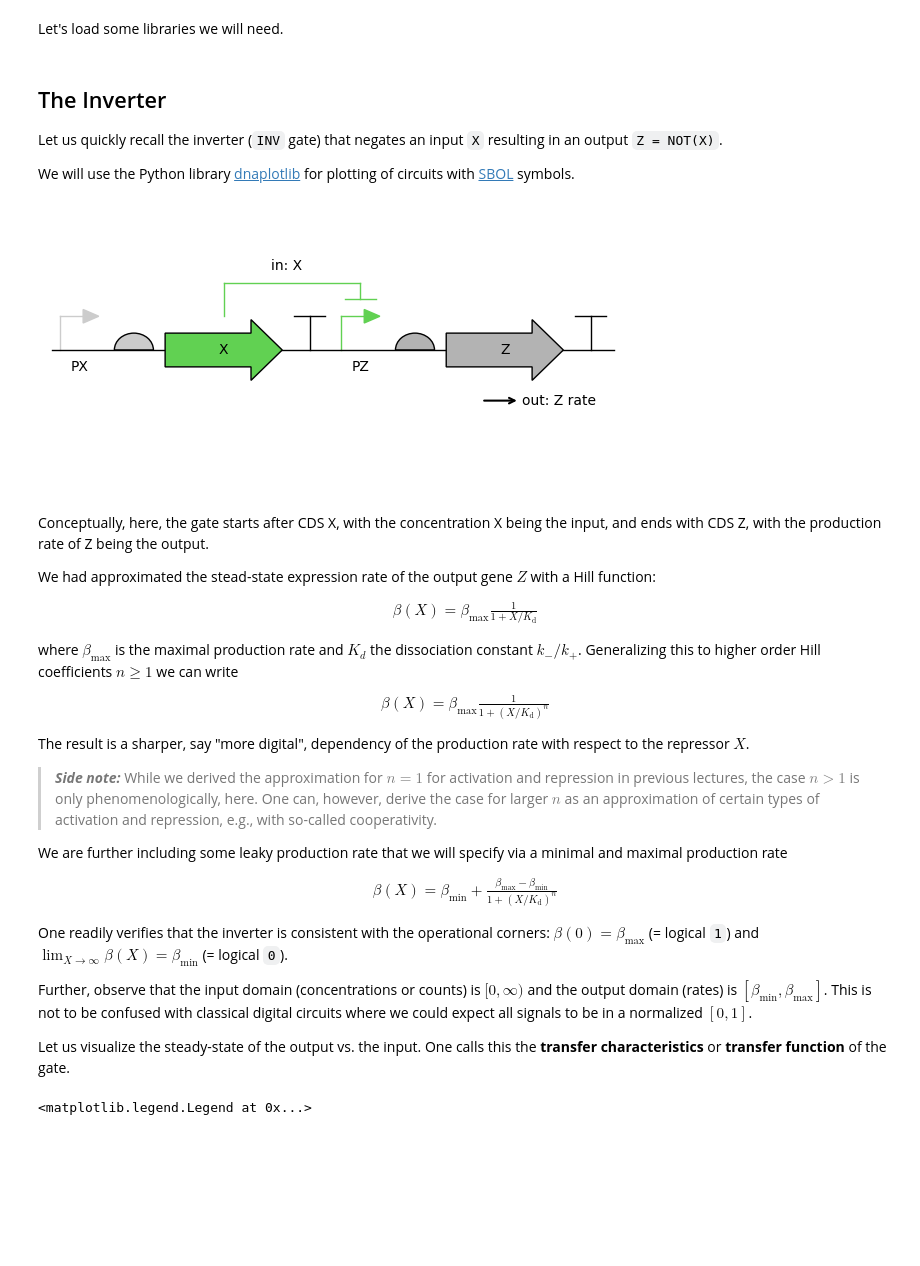
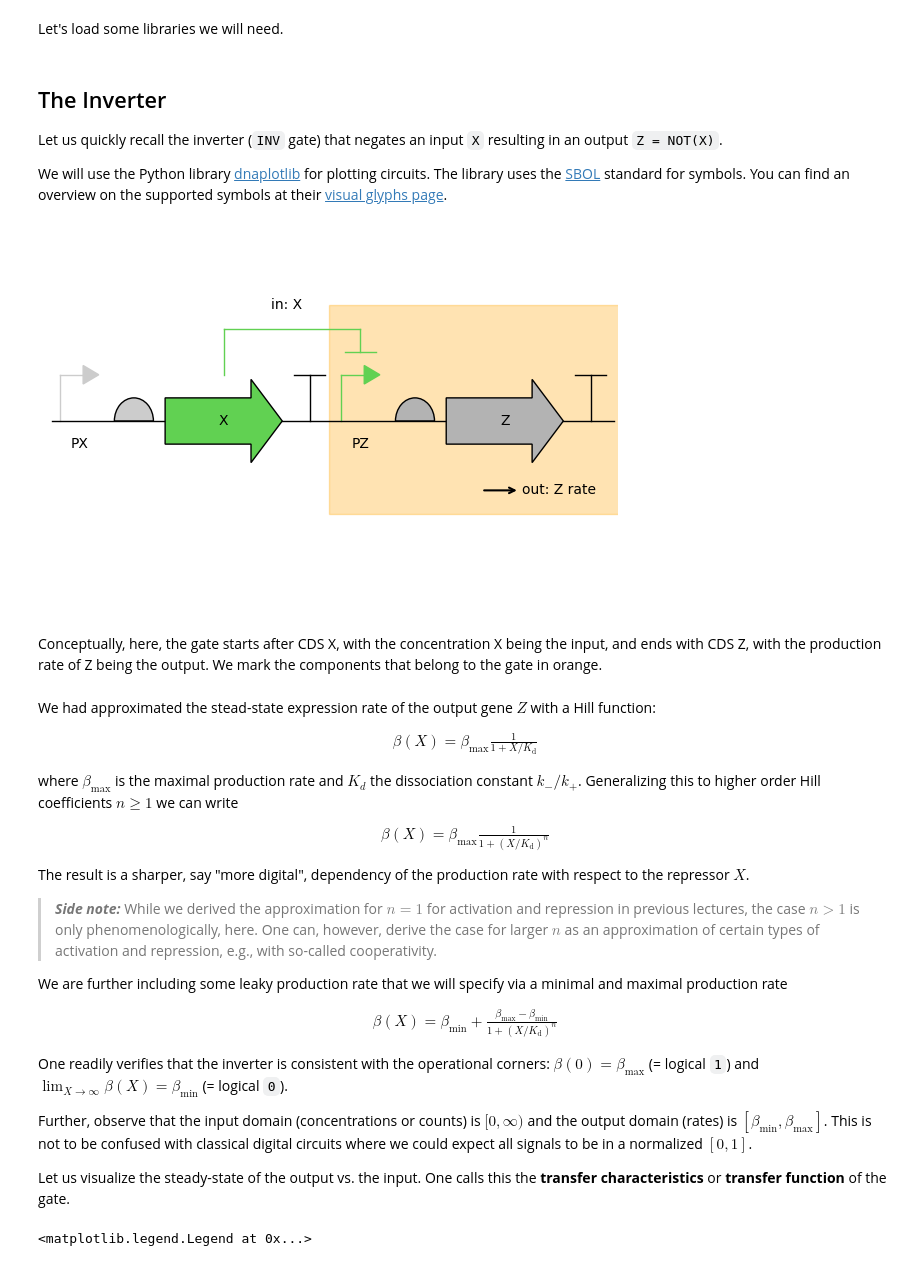
Before and after one commit to BioDisCo/computational_bioengineering, a Jupyter notebook: gates/notes.ipynb, the cells around one changed output. Cells and saved outputs as stored; diff of their text form; code cells hidden in the pictures; blank space fills up the shorter version.

Commit message:
gate shapes and tandem

```diff
--- a/gates/notes.ipynb
+++ b/gates/notes.ipynb
@@ -20,7 +20,9 @@ figsize=(6, 4.5)
 
 Let us quickly recall the inverter (`INV` gate) that negates an input `X` resulting in an output `Z = NOT(X)`.
 
-We will use the Python library [dnaplotlib](https://github.com/VoigtLab/dnaplotlib) for plotting of circuits with [SBOL](https://en.wikipedia.org/wiki/Synthetic_Biology_Open_Language) symbols.
+We will use the Python library [dnaplotlib](https://github.com/VoigtLab/dnaplotlib) for plotting circuits.
+The library uses the [SBOL](https://en.wikipedia.org/wiki/Synthetic_Biology_Open_Language) standard for symbols.
+You can find an overview on the supported symbols at their [visual glyphs page](https://sbolstandard.org/visual-glyphs/).
 # %%
 # %pip install dnaplotlib
 import dnaplotlib as dpl
@@ -108,42 +110,49 @@ design = [
 ]
 
 # --- Render DNA ---
-fig, ax = plt.subplots(figsize=(6, 3))
+fig, ax = plt.subplots(figsize=(6, 4))
+
+# orange gate box
+gate_x = [71, 71, 150, 150]
+gate_y = [25, -20, -20, 25]
+ax.fill(gate_x, gate_y, color='orange', alpha=0.3)
+
 start_pos, end_pos = dr.renderDNA(
     ax=ax,
     parts=design,
     regs=regulations,
     part_renderers=renderers,
     reg_renderers= dr.std_reg_renderers(),
 )
 
 ax.annotate(
     'in: X',
     xy=(60, 25),
     xytext=(60, 25),
     fontsize=10,
     ha='center',
     va='center'
 )
 ax.annotate(
     'out: Z rate',
     xy=(110, -15),
     xytext=(130, -15),
     arrowprops=dict(arrowstyle="<-", color='black', lw=1.5),
     fontsize=10,
     ha='center',
     va='center'
 )
 
 ax.set_xlim(start_pos - 1, end_pos + 1)
 ax.set_ylim(-40, 40)
 ax.set_axis_off()
 plt.tight_layout()
 # %% [output]
-[figure, old version]
+[figure, new version]
+# %% [markdown]
+Conceptually, here, the gate starts after CDS X, with the concentration X being the input, and ends with CDS Z, with the production rate of Z being the output.
+We mark the components that belong to the gate in orange.
 # %% [markdown]
-Conceptually, here, the gate starts after CDS X, with the concentration X being the input, and ends with CDS Z, with the production rate of Z being the output.
-
 We had approximated the stead-state expression rate of the output gene $Z$ with a Hill function:
 
 \begin{align}
```
Also changed, not shown: parts of 9 cells of this notebook, 5 other files.
